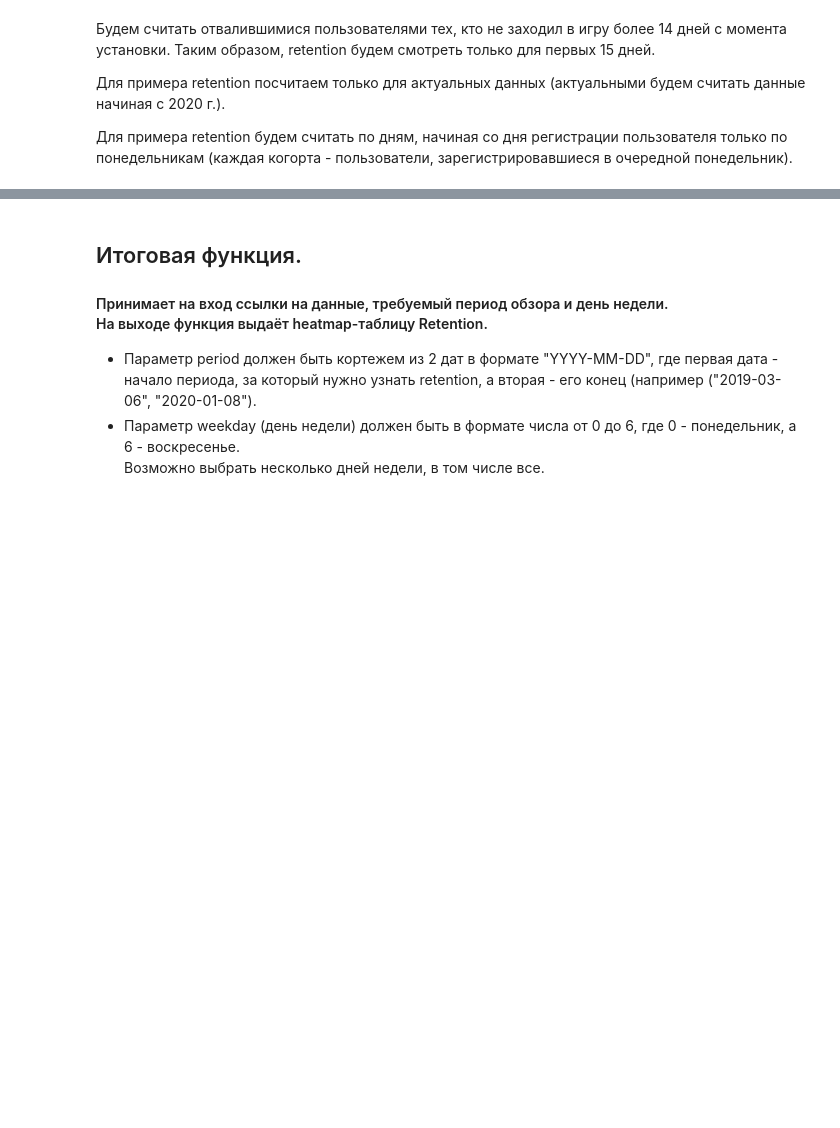
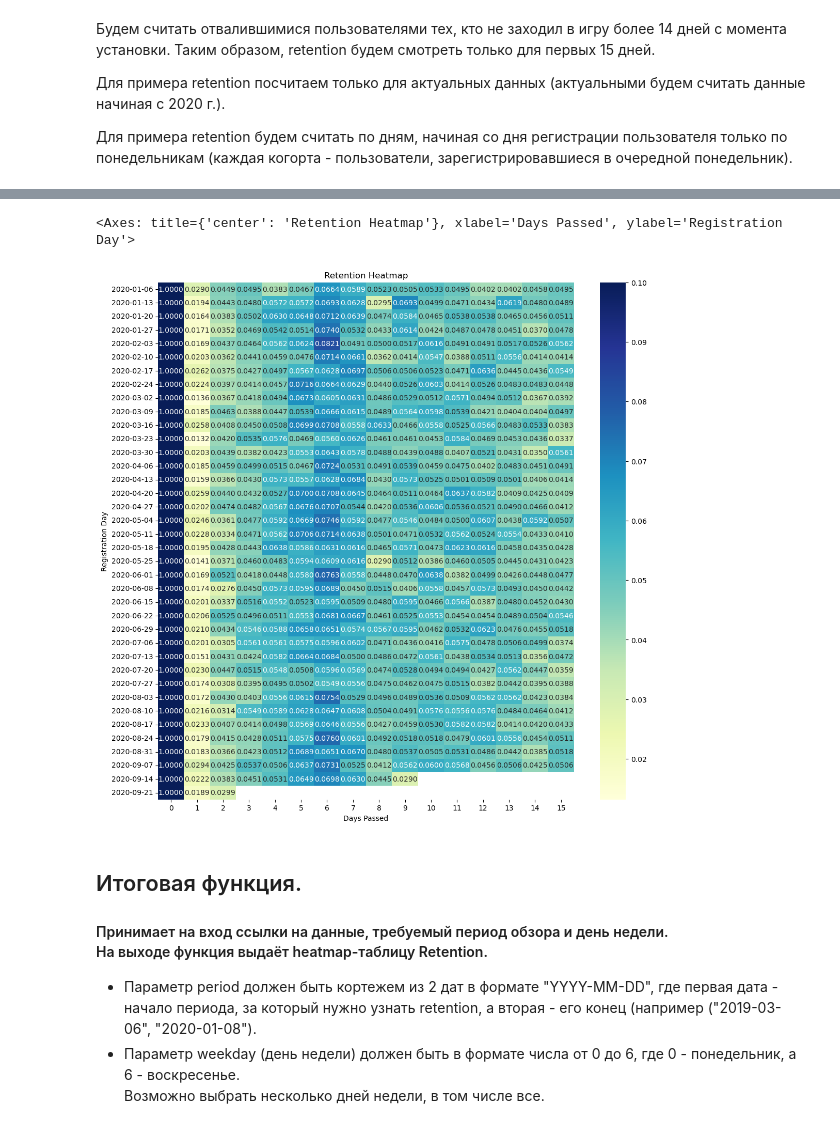
Before and after one commit to Nimaltsev/mobile_games_data_analysis_project, a Jupyter notebook: final_project_Maltsev_NS.ipynb, the cells around one changed output, grey strips where cells are left out. Drawn from its saved outputs; the diff is of its cells as text; code cells hidden in the pictures; blank space fills up the shorter version.

Commit message:
Added visualization using seaborn

```diff
--- a/final_project_Maltsev_NS.ipynb
+++ b/final_project_Maltsev_NS.ipynb
@@ -92,6 +93,17 @@ retention.style.background_gradient()
 | 2020-09-07 | 1.000000 | 0.029357 | 0.042473 | 0.053716 | 0.050593 | 0.063710 | 0.073079 | 0.052467 | 0.041224 | 0.056215 | 0.059963 | ... |
 | 2020-09-14 | 1.000000 | 0.022236 | 0.038295 | 0.045090 | 0.053119 | 0.064855 | 0.069796 | 0.063002 | 0.044472 | 0.029030 | nan | ... |
 | 2020-09-21 | 1.000000 | 0.018926 | 0.029915 | nan | nan | nan | nan | nan | nan | nan | nan | ... |
+# %%
+# Дополнительно визуализируем через seaborn для нормального отображения в github
+plt.figure(figsize = (13, 13))
+heatmap = sns.heatmap(retention, annot=True, vmax = 0.1, cmap="YlGnBu", fmt = ".4f")
+heatmap.set_title('Retention Heatmap')
+heatmap.set_xlabel('Days Passed')
+heatmap.set_ylabel('Registration Day')
+heatmap
+# %% [output]
+<Axes: title={'center': 'Retention Heatmap'}, xlabel='Days Passed', ylabel='Registration Day'>
+[figure, added]
 # %% [markdown]
 ## Итоговая функция.
 #### Принимает на вход ссылки на данные, требуемый период обзора и день недели. <br> На выходе функция выдаёт heatmap-таблицу Retention.
```
Also changed, not shown: parts of 3 cells of this notebook, 1 other file.
